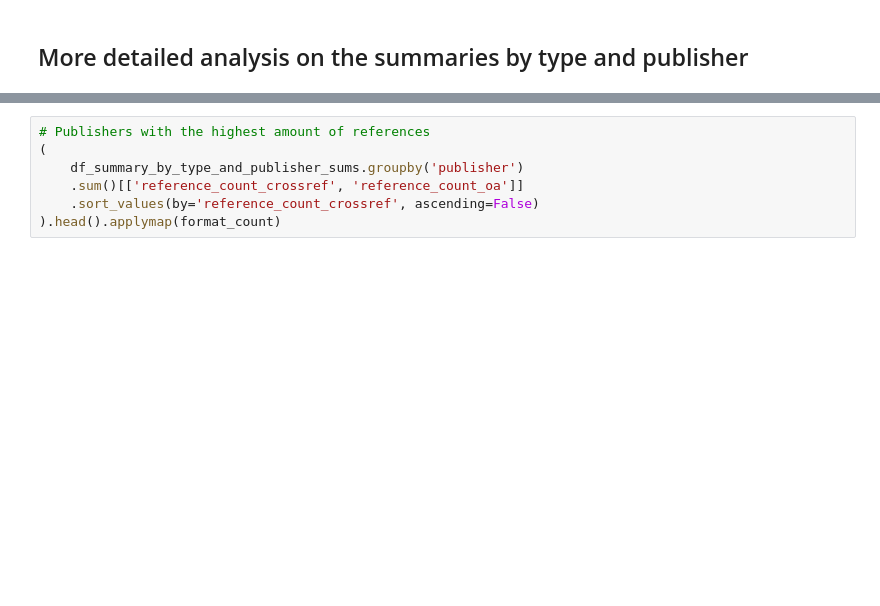
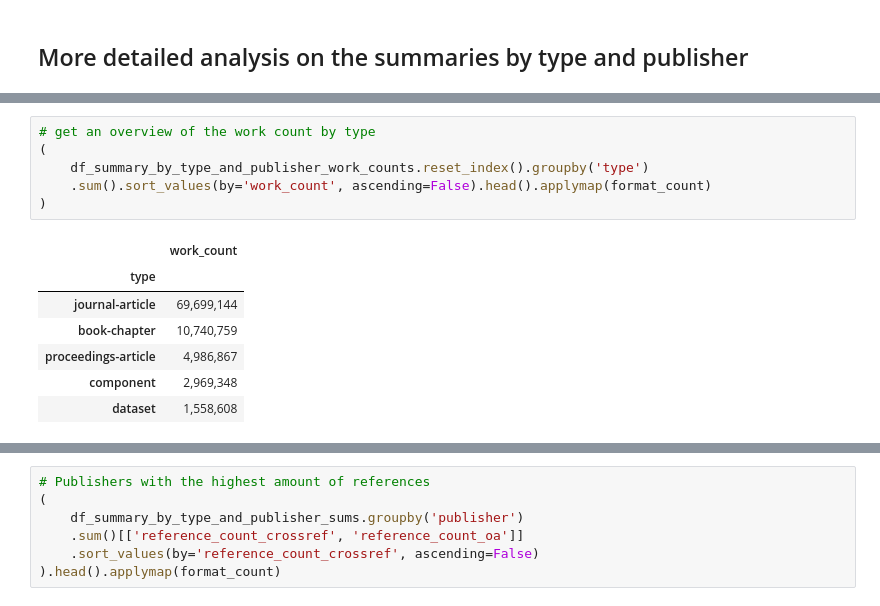
Before and after one commit to elifesciences/datacapsule-crossref, a Jupyter notebook: notebooks/citation-stats.ipynb, the cells around one changed output, grey strips where cells are left out. Saved outputs shown, nothing was run; the diff lists cells and outputs as text; blank space fills up the shorter version.

```diff
--- a/notebooks/citation-stats.ipynb
+++ b/notebooks/citation-stats.ipynb
@@ -272,3 +286,17 @@ df_summary_by_type_and_publisher.head(3)
+# %%
+# get an overview of the work count by type
+(
+    df_summary_by_type_and_publisher_work_counts.reset_index().groupby('type')
+    .sum().sort_values(by='work_count', ascending=False).head().applymap(format_count)
+)
+# %% [output]
+|  | work_count |
+| type |  |
+| journal-article | 69,699,144 |
+| book-chapter | 10,740,759 |
+| proceedings-article | 4,986,867 |
+| component | 2,969,348 |
+| dataset | 1,558,608 |
 # %%
 # sanity check, the grouped summary should equal the ungrouped summary
 df_summary_by_type_and_publisher_sums = df_summary_by_type_and_publisher[
```
Also changed, not shown: parts of 4 cells of this notebook.
